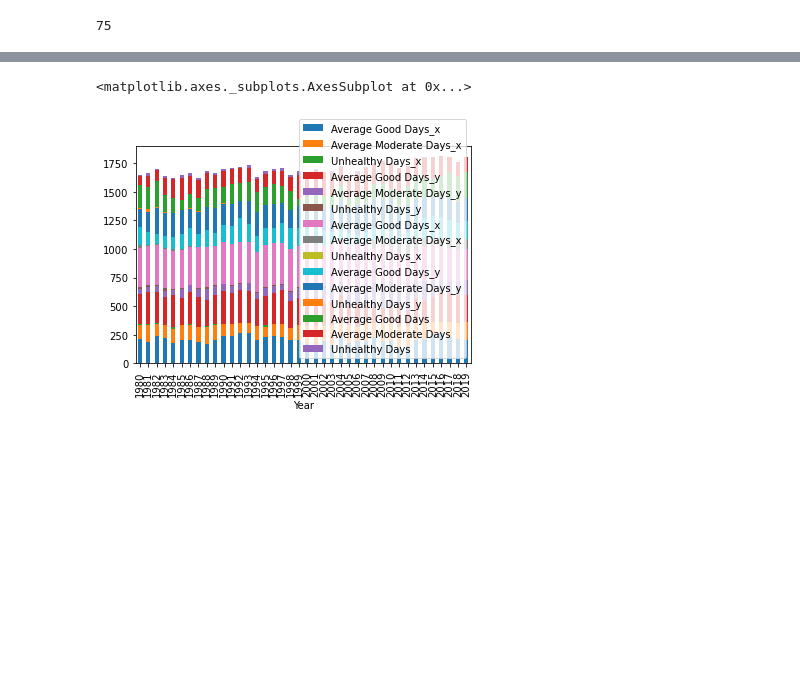
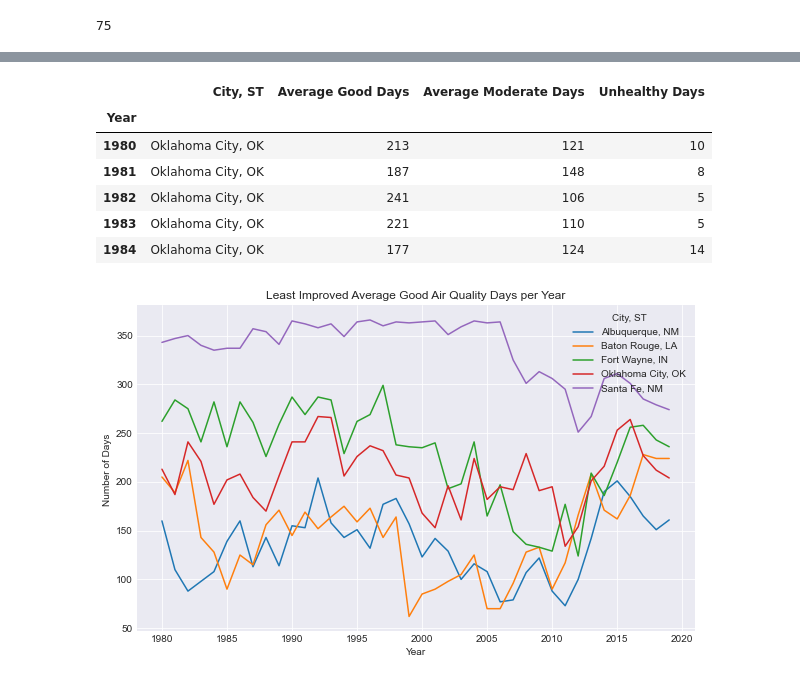
Before and after one commit to BrianDouglas/Climate_Soluctions, a Jupyter notebook: notebooks/Katherine.ipynb, the cells around one changed output, grey strips where cells are left out. Cells and saved outputs as stored; diff of their text form; code cells hidden in the pictures; blank space fills up the shorter version.

```diff
--- a/notebooks/Katherine.ipynb
+++ b/notebooks/Katherine.ipynb
@@ -224,12 +242,25 @@ albur_data=days_avg_yr_city_drop2020.loc[days_avg_yr_city_drop2020['City, ST'] =
 albur_data=albur_data.set_index('Year')
 baton_data=days_avg_yr_city_drop2020.loc[days_avg_yr_city_drop2020['City, ST'] == 'Baton Rouge, LA']
 baton_data=baton_data.set_index('Year')
-#merge
-less_5 = pd.merge(OKC, fort_wayne, on= "Year")
-less_5=pd.merge(less_5, SF_data, on= "Year")
-less_5=pd.merge(less_5,albur_data, on= "Year")
-less_5=pd.merge(less_5,baton_data, on= "Year")
-less_5.plot.bar(stacked=True)
+#Concat
+less_5_concat=pd.concat([OKC,fort_wayne,SF_data,albur_data,baton_data ])
+less_5_concat.head()
 # %% [output]
-<matplotlib.axes._subplots.AxesSubplot at 0x...>
-[figure, removed]
+|  | City, ST | Average Good Days | Average Moderate Days | Unhealthy Days |
+| Year |  |  |  |  |
+| 1980 | Oklahoma City, OK | 213 | 121 | 10 |
+| 1981 | Oklahoma City, OK | 187 | 148 | 8 |
+| 1982 | Oklahoma City, OK | 241 | 106 | 5 |
+| 1983 | Oklahoma City, OK | 221 | 110 | 5 |
+| 1984 | Oklahoma City, OK | 177 | 124 | 14 |
+# %%
+#avg good days for less 5 & plot with each city,st as different color
+less_5_good=less_5_concat[['City, ST','Average Good Days']]
+less_5_good=less_5_good.pivot(columns='City, ST', values='Average Good Days')
+less_5_good.plot(figsize = (10,6))
+plt.xlabel("Year")
+plt.ylabel("Number of Days ")
+plt.title('Least Improved Average Good Air Quality Days per Year')
+plt.savefig(graph_path + 'less_5_good.png')
+# %% [output]
+[figure, added]
```
Also changed, not shown: parts of 15 cells of this notebook, 15 other files.
